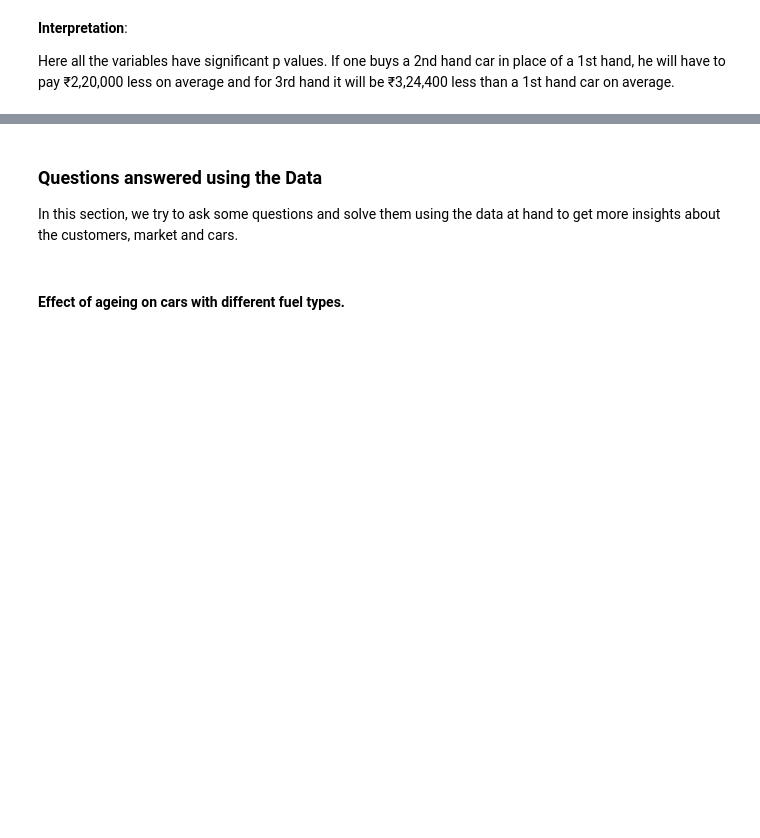
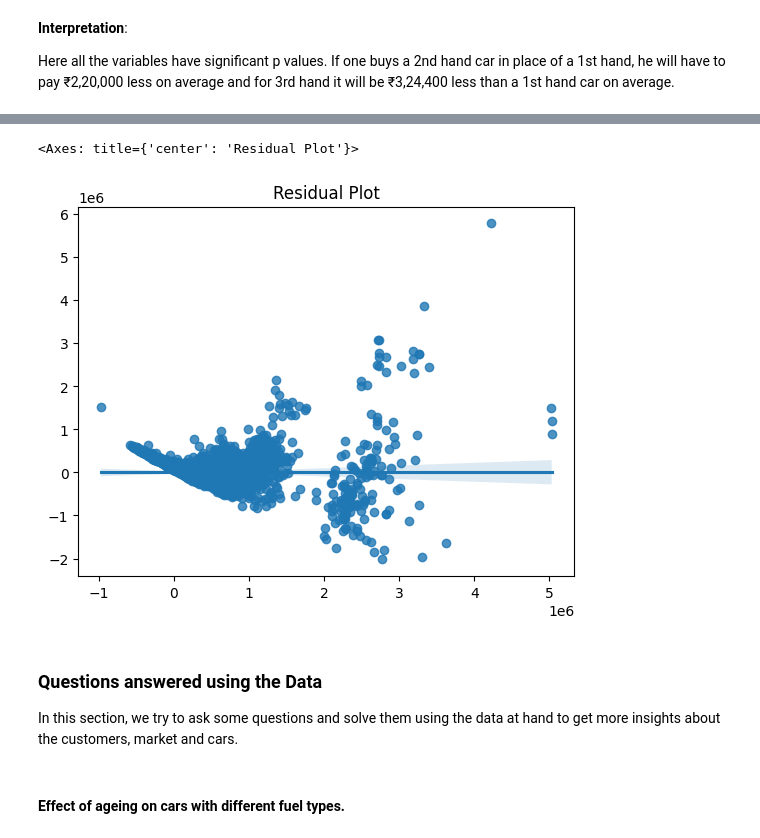
Before and after one commit to haverstein/CarDekho-Analysis, a Jupyter notebook: Copy_of_CarDekho_Analysis.ipynb, the cells around one changed output, grey strips where cells are left out. Drawn from its saved outputs; the diff is of its cells as text; code cells hidden in the pictures; blank space fills up the shorter version.

```diff
--- a/Copy_of_CarDekho_Analysis.ipynb
+++ b/Copy_of_CarDekho_Analysis.ipynb
@@ -552,6 +559,17 @@ Notes:
 [1] Standard Errors assume that the covariance matrix of the errors is correctly specified.
 [2] The condition number is large, 3.35e+06. This might indicate that there are
 strong multicollinearity or other numerical problems.
+# %%
+residuals = full_model.resid
+# plt.scatter(full_model.predict(), residuals)
+# plt.xlabel('Predicted Values')
+# plt.ylabel('Residuals')
+plt.title('Residual Plot')
+# plt.show()
+sns.regplot(x=full_model.predict(), y=residuals)
+# %% [output]
+<Axes: title={'center': 'Residual Plot'}>
+[figure, added]
 # %% [markdown]
 ### Questions answered using the Data
 
```
Also changed, not shown: parts of 19 cells of this notebook.
